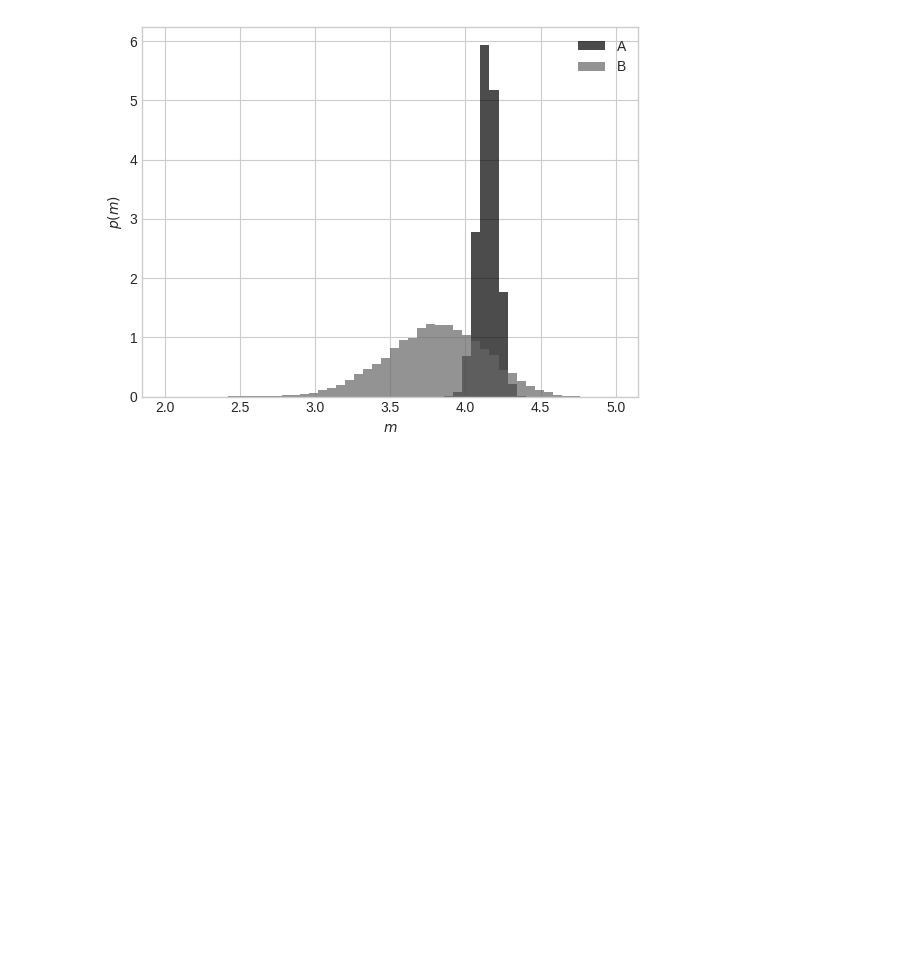
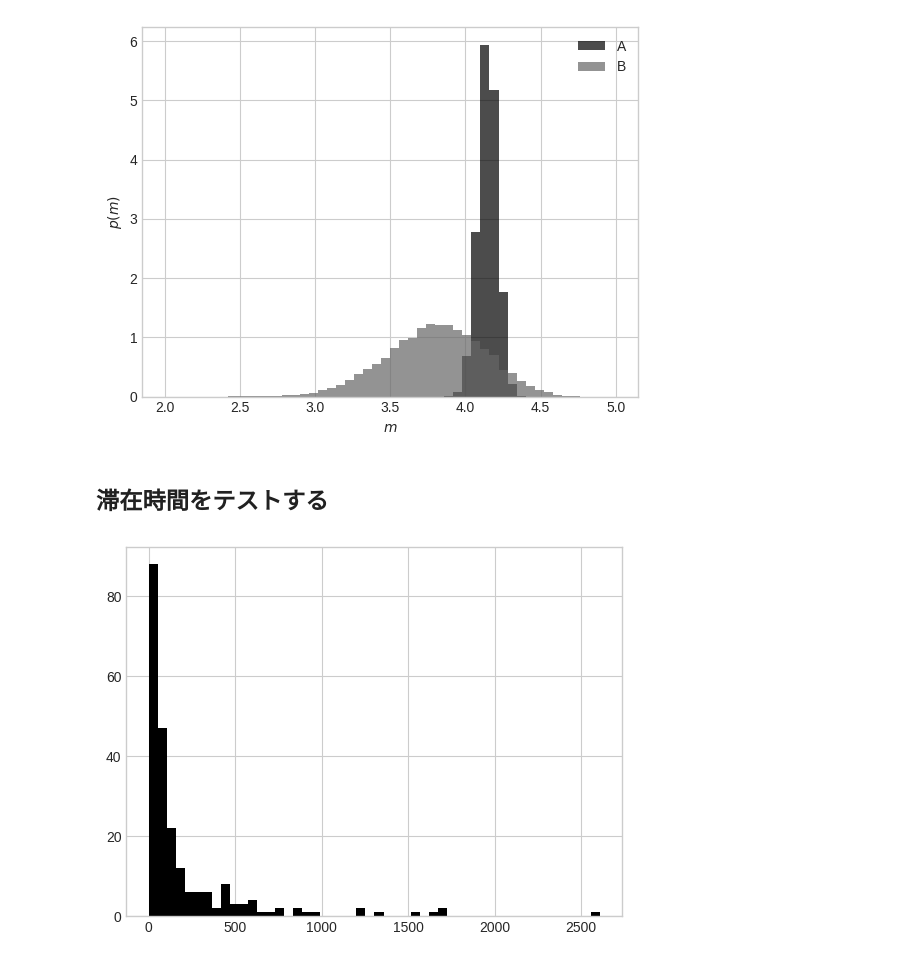
Before and after one commit to yuji-sgs/web-optimization, a Jupyter notebook: chapter2.ipynb, the cells around one changed output. Drawn from its saved outputs; the diff is of its cells as text; code cells hidden in the pictures; blank space fills up the shorter version.

```diff
--- a/chapter2.ipynb
+++ b/chapter2.ipynb
@@ -189,3 +193,15 @@ plt.legend()
 plt.show()
 # %% [output]
 [figure]
+# %% [markdown]
+## 滞在時間をテストする
+# %%
+# あるウェブサイトにおける滞在時間（秒）のヒストグラム
+import urllib
+url = 'https://www.oreilly.co.jp/pub/9784873119168/data/time-on-page.csv'
+response = urllib.request.urlopen(url)
+data = [int(row.strip()) for row in response.readlines()]
+plt.hist(data, bins=50)
+plt.show()
+# %% [output]
+[figure, added]
```
Also changed, not shown: parts of 5 cells of this notebook.
